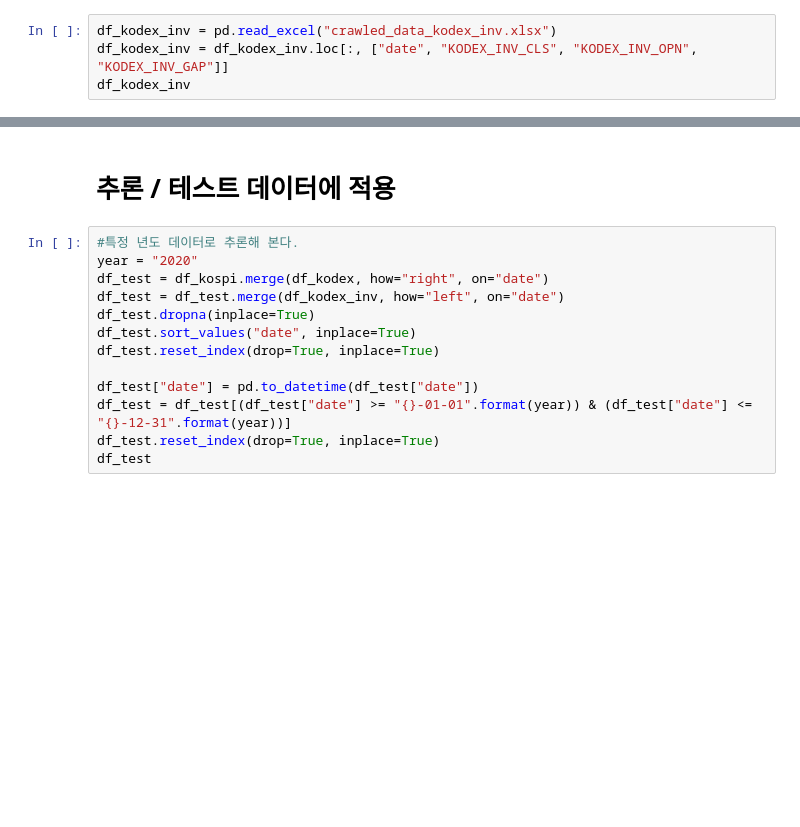
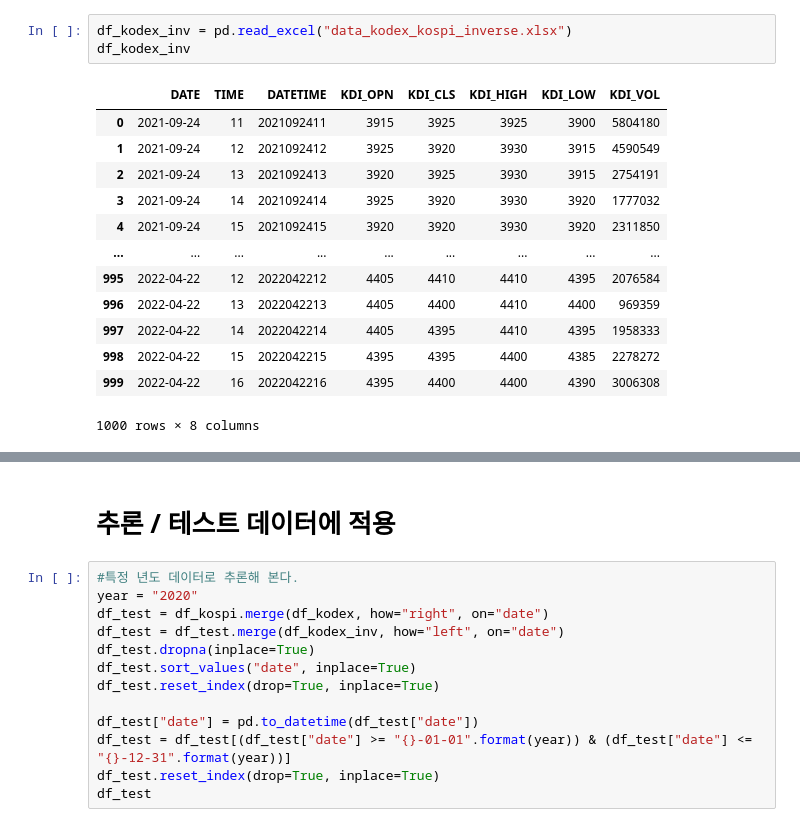
Before and after one commit to hrdkdh/reinforcement-learning, a Jupyter notebook: dqn_test_ver3_5actions.ipynb, the cells around one changed output, grey strips where cells are left out. Drawn from its saved outputs; the diff is of its cells as text; blank space fills up the shorter version.

```diff
--- a/dqn_test_ver3_5actions.ipynb
+++ b/dqn_test_ver3_5actions.ipynb
@@ -10,4 +24,17 @@ df_kodex
 # %%
-df_kodex_inv = pd.read_excel("crawled_data_kodex_inv.xlsx")
-df_kodex_inv = df_kodex_inv.loc[:, ["date", "KODEX_INV_CLS", "KODEX_INV_OPN", "KODEX_INV_GAP"]]
+df_kodex_inv = pd.read_excel("data_kodex_kospi_inverse.xlsx")
 df_kodex_inv
+# %% [output]
+|  | DATE | TIME | DATETIME | KDI_OPN | KDI_CLS | KDI_HIGH | KDI_LOW | KDI_VOL |
+| 0 | 2021-09-24 | 11 | 2021092411 | 3915 | 3925 | 3925 | 3900 | 5804180 |
+| 1 | 2021-09-24 | 12 | 2021092412 | 3925 | 3920 | 3930 | 3915 | 4590549 |
+| 2 | 2021-09-24 | 13 | 2021092413 | 3920 | 3925 | 3930 | 3915 | 2754191 |
+| 3 | 2021-09-24 | 14 | 2021092414 | 3925 | 3920 | 3930 | 3920 | 1777032 |
+| 4 | 2021-09-24 | 15 | 2021092415 | 3920 | 3920 | 3930 | 3920 | 2311850 |
+| ... | ... | ... | ... | ... | ... | ... | ... | ... |
+| 995 | 2022-04-22 | 12 | 2022042212 | 4405 | 4410 | 4410 | 4395 | 2076584 |
+| 996 | 2022-04-22 | 13 | 2022042213 | 4405 | 4400 | 4410 | 4400 | 969359 |
+| 997 | 2022-04-22 | 14 | 2022042214 | 4405 | 4395 | 4410 | 4395 | 1958333 |
+| 998 | 2022-04-22 | 15 | 2022042215 | 4395 | 4395 | 4400 | 4385 | 2278272 |
+| 999 | 2022-04-22 | 16 | 2022042216 | 4395 | 4400 | 4400 | 4390 | 3006308 |
+1000 rows × 8 columns
```
Also changed, not shown: parts of 9 cells of this notebook, 7 other files.
